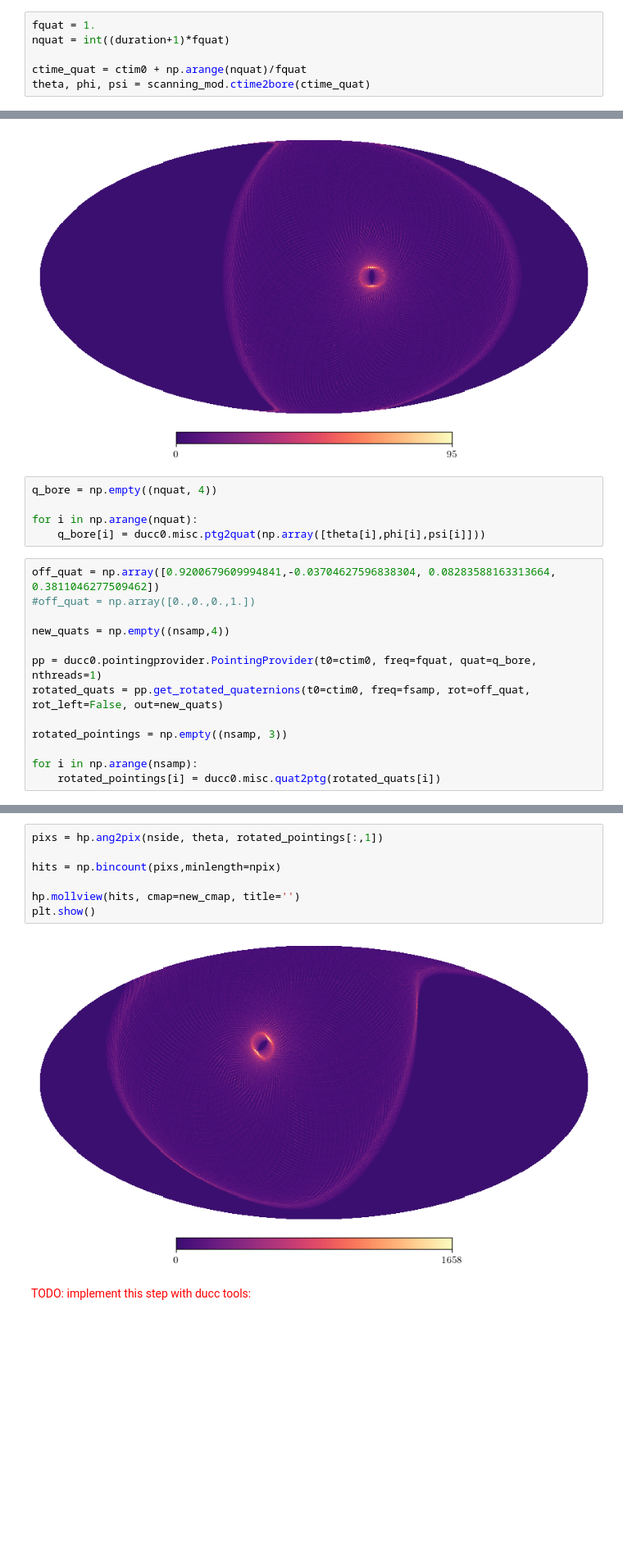
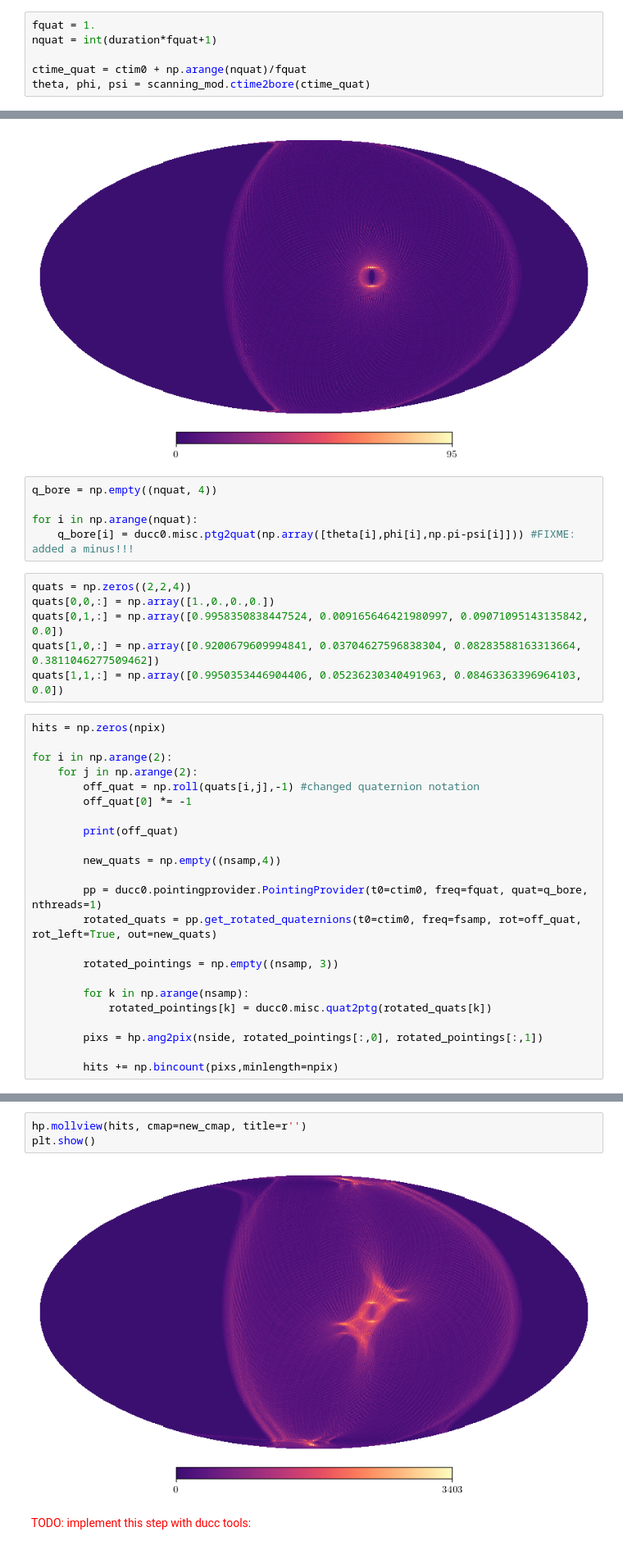
Before and after one commit to martamonelli/CMB-Inflate_WP4, a Jupyter notebook: ducc-based.ipynb, the cells around one changed output, grey strips where cells are left out. Shown at 82% size. Saved outputs shown, nothing was run; the diff lists cells and outputs as text; blank space fills up the shorter version.

```diff
--- a/ducc-based.ipynb
+++ b/ducc-based.ipynb
@@ -197,7 +197,7 @@ fsamp = 19.1                          # sampling frequency in Hz
 nsamp = int(duration*fsamp)           # number of samples
 # %%
 fquat = 1.
-nquat = int((duration+1)*fquat)
+nquat = int(duration*fquat+1)
 
 ctime_quat = ctim0 + np.arange(nquat)/fquat
 theta, phi, psi = scanning_mod.ctime2bore(ctime_quat)
@@ -214,17 +214,33 @@ plt.show()
 q_bore = np.empty((nquat, 4))
 
 for i in np.arange(nquat):
-    q_bore[i] = ducc0.misc.ptg2quat(np.array([theta[i],phi[i],psi[i]]))
+    q_bore[i] = ducc0.misc.ptg2quat(np.array([theta[i],phi[i],np.pi-psi[i]])) #FIXME: added a minus!!!
+# %%
+quats = np.zeros((2,2,4))
+quats[0,0,:] = np.array([1.,0.,0.,0.])
+quats[0,1,:] = np.array([0.9958350838447524, 0.009165646421980997, 0.09071095143135842, 0.0])
+quats[1,0,:] = np.array([0.9200679609994841, 0.03704627596838304, 0.08283588163313664, 0.3811046277509462])
+quats[1,1,:] = np.array([0.9950353446904406, 0.05236230340491963, 0.08463363396964103, 0.0])
 # %%
-off_quat = np.array([0.9200679609994841,-0.03704627596838304, 0.08283588163313664, 0.3811046277509462])
-#off_quat = np.array([0.,0.,0.,1.])
+hits = np.zeros(npix)
 
-new_quats = np.empty((nsamp,4))
+for i in np.arange(2):
+    for j in np.arange(2):
+        off_quat = np.roll(quats[i,j],-1) #changed quaternion notation
+        off_quat[0] *= -1
 
-pp = ducc0.pointingprovider.PointingProvider(t0=ctim0, freq=fquat, quat=q_bore, nthreads=1)
-rotated_quats = pp.get_rotated_quaternions(t0=ctim0, freq=fsamp, rot=off_quat, rot_left=False, out=new_quats)
+        print(off_quat)
 
-rotated_pointings = np.empty((nsamp, 3))
+        new_quats = np.empty((nsamp,4))
 
-for i in np.arange(nsamp):
-    rotated_pointings[i] = ducc0.misc.quat2ptg(rotated_quats[i])
+        pp = ducc0.pointingprovider.PointingProvider(t0=ctim0, freq=fquat, quat=q_bore, nthreads=1)
+        rotated_quats = pp.get_rotated_quaternions(t0=ctim0, freq=fsamp, rot=off_quat, rot_left=True, out=new_quats)
+
+        rotated_pointings = np.empty((nsamp, 3))
+
+        for k in np.arange(nsamp):
+            rotated_pointings[k] = ducc0.misc.quat2ptg(rotated_quats[k])
+
+        pixs = hp.ang2pix(nside, rotated_pointings[:,0], rotated_pointings[:,1])
+
+        hits += np.bincount(pixs,minlength=npix)
@@ -237,12 +252,8 @@ theta = scanning_mod.wraparound_npi(rotated_pointings[:,0],1)
 # %%
-pixs = hp.ang2pix(nside, theta, rotated_pointings[:,1])
-
-hits = np.bincount(pixs,minlength=npix)
-
-hp.mollview(hits, cmap=new_cmap, title='')
+hp.mollview(hits, cmap=new_cmap, title=r'')
 plt.show()
 # %% [output]
-[figure, old version]
+[figure, new version]
 # %% [markdown]
 <p style="color:Red;">TODO: implement this step with ducc tools:</p>
 # %% [raw]
```
Also changed, not shown: parts of 7 cells of this notebook, 3 other files.
